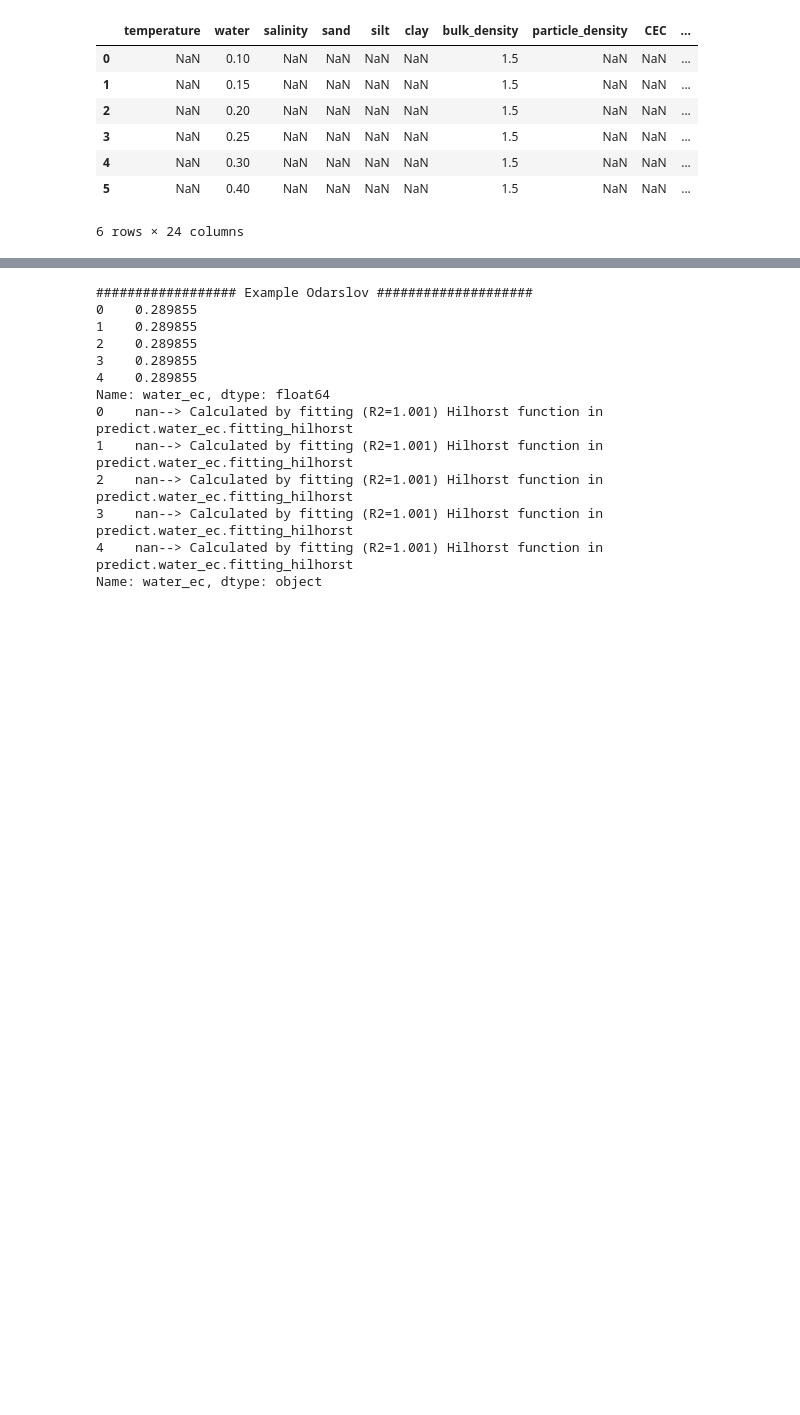
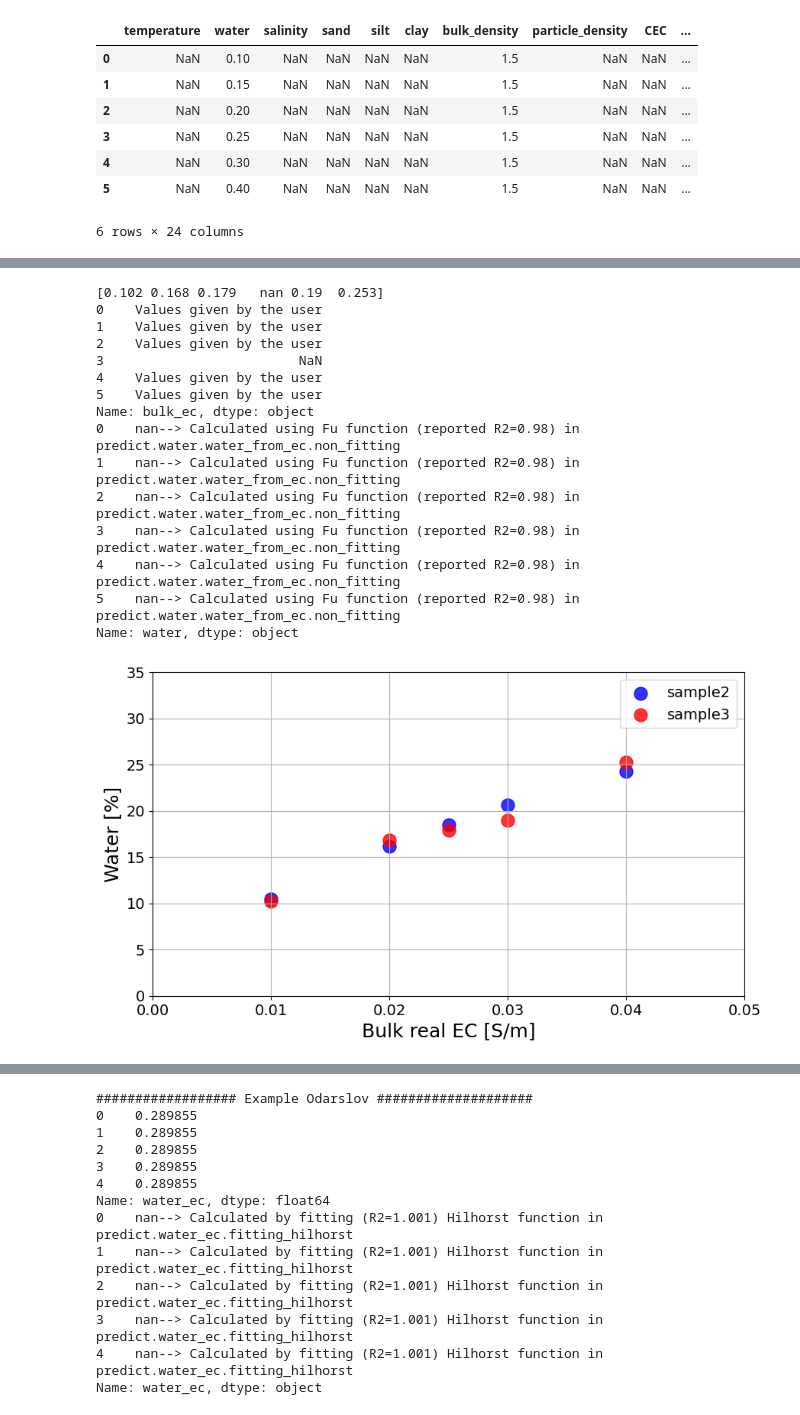
Before and after one commit to SENSE-UGent/Pedophysics, a Jupyter notebook: examples/Examples.ipynb, the cells around one changed output, grey strips where cells are left out. Saved outputs shown, nothing was run; the diff lists cells and outputs as text; code cells hidden in the pictures; blank space fills up the shorter version.

```diff
--- a/examples/Examples.ipynb
+++ b/examples/Examples.ipynb
@@ -106,0 +126,49 @@ array([0.105, 0.162, 0.185, 0.206, 0.243])
+# %%
+ss = 150
+sample3 = Soil( bulk_ec = [0.01, 0.02, 0.025, np.nan, 0.030, 0.040],
+                clay = [11, 8, 12, 10, 15, 7],
+                bulk_density = 1.4,
+                water_ec = 0.5)
+
+sample3_water = predict.Water(sample3)
+print(sample3_water)
+print(sample3.info.bulk_ec)
+print(sample3.info.water)
+
+fig = plt.figure()
+ax = fig.add_subplot(1, 1, 1)
+fig.set_figheight(5.5)
+fig.set_figwidth(10)
+
+ax.scatter(sample2.bulk_ec, sample2.df.water*100, color='blue', alpha=0.8, s=ss, label = "sample2")
+ax.scatter(sample3.bulk_ec, sample3.df.water*100, color='red', alpha=0.8, s=ss, label = "sample3")
+
+ax.set_xlim(0, 0.05)
+ax.set_ylim(0, 35)
+ax.set_xlabel('Bulk real EC [S/m]', fontsize = 18)
+ax.set_ylabel('Water [%]', fontsize = 18)
+ax.tick_params(axis='y', labelsize=14)
+ax.tick_params(axis='x', labelsize=14)
+ax.grid(True)
+ax.legend(loc='upper right', fontsize = 14)
+
+
+plt.savefig('Ex3')
+plt.show()
+# %% [output]
+[0.102 0.168 0.179   nan 0.19  0.253]
+0    Values given by the user
+1    Values given by the user
+2    Values given by the user
+3                         NaN
+4    Values given by the user
+5    Values given by the user
+Name: bulk_ec, dtype: object
+0    nan--> Calculated using Fu function (reported R2=0.98) in predict.water.water_from_ec.non_fitting
+1    nan--> Calculated using Fu function (reported R2=0.98) in predict.water.water_from_ec.non_fitting
+2    nan--> Calculated using Fu function (reported R2=0.98) in predict.water.water_from_ec.non_fitting
+3    nan--> Calculated using Fu function (reported R2=0.98) in predict.water.water_from_ec.non_fitting
+4    nan--> Calculated using Fu function (reported R2=0.98) in predict.water.water_from_ec.non_fitting
+5    nan--> Calculated using Fu function (reported R2=0.98) in predict.water.water_from_ec.non_fitting
+Name: water, dtype: object
+[figure, added]
```
Also changed, not shown: parts of 16 cells of this notebook, 6 other files.
